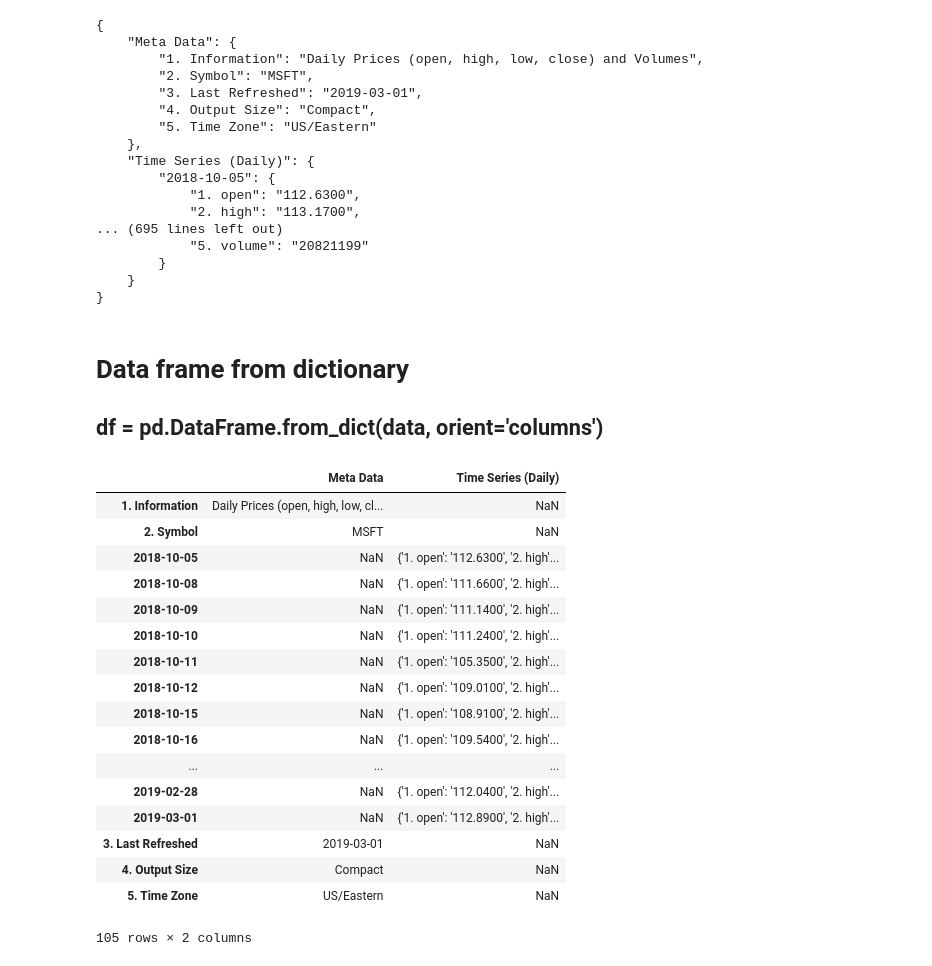
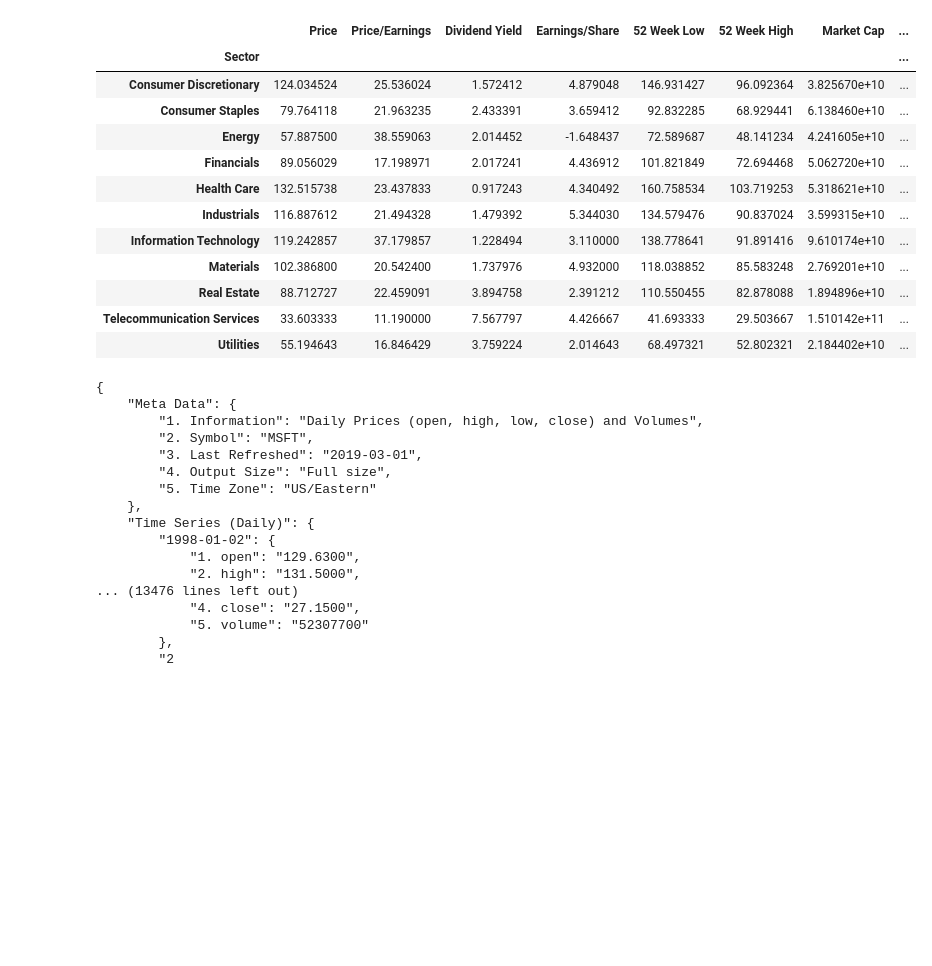
Before and after one commit to wissemeddine/data_wizards, a Jupyter notebook: Historical S and P 500 Stock Analysis.ipynb, the cells around one changed output. Cells and saved outputs as stored; diff of their text form; code cells hidden in the pictures; blank space fills up the shorter version.

Commit message:
Uploaded csv file for determing top sector players.  Loaded data into df in JN

```diff
--- a/Historical S and P 500 Stock Analysis.ipynb
+++ b/Historical S and P 500 Stock Analysis.ipynb
@@ -13,14 +18,38 @@ import numpy as np
 
 # Config file keys.  We can import multiple keys variales in here
 from config import av_key # api key for alpha vantage
+# %%
+# determine the top companies from datahub stock cli
+datahub_df = pd.read_csv("./constituents-financials_csv.csv")
+
+# sector data
+datahub_df["Sector"].unique()
+gb_object = datahub_df.groupby("Sector")
+gb_object.mean()
+# %% [output]
+|  | Price | Price/Earnings | Dividend Yield | Earnings/Share | 52 Week Low | 52 Week High | Market Cap | ... |
+| Sector |  |  |  |  |  |  |  | ... |
+| Consumer Discretionary | 124.034524 | 25.536024 | 1.572412 | 4.879048 | 146.931427 | 96.092364 | 3.825670e+10 | ... |
+| Consumer Staples | 79.764118 | 21.963235 | 2.433391 | 3.659412 | 92.832285 | 68.929441 | 6.138460e+10 | ... |
+| Energy | 57.887500 | 38.559063 | 2.014452 | -1.648437 | 72.589687 | 48.141234 | 4.241605e+10 | ... |
+| Financials | 89.056029 | 17.198971 | 2.017241 | 4.436912 | 101.821849 | 72.694468 | 5.062720e+10 | ... |
+| Health Care | 132.515738 | 23.437833 | 0.917243 | 4.340492 | 160.758534 | 103.719253 | 5.318621e+10 | ... |
+| Industrials | 116.887612 | 21.494328 | 1.479392 | 5.344030 | 134.579476 | 90.837024 | 3.599315e+10 | ... |
+| Information Technology | 119.242857 | 37.179857 | 1.228494 | 3.110000 | 138.778641 | 91.891416 | 9.610174e+10 | ... |
+| Materials | 102.386800 | 20.542400 | 1.737976 | 4.932000 | 118.038852 | 85.583248 | 2.769201e+10 | ... |
+| Real Estate | 88.712727 | 22.459091 | 3.894758 | 2.391212 | 110.550455 | 82.878088 | 1.894896e+10 | ... |
+| Telecommunication Services | 33.603333 | 11.190000 | 7.567797 | 4.426667 | 41.693333 | 29.503667 | 1.510142e+11 | ... |
+| Utilities | 55.194643 | 16.846429 | 3.759224 | 2.014643 | 68.497321 | 52.802321 | 2.184402e+10 | ... |
 # %%
+# ALPHA VANTAGE API SCRAPING
+
 # will need function, symbol, and api key in order to import the json from the api
 url_alpha_vantage = "https://www.alphavantage.co/"
 
 # url variables
 function = "TIME_SERIES_DAILY"
 symbol = "MSFT"
-outputsize = "compact" # full or compact (100 latest vs all data)
+outputsize = "full" # full or compact (100 latest vs all data)
 query = url_alpha_vantage + "query?" + "function=" + function + "&symbol=" + symbol +"&outputsize=" + outputsize + "&apikey=" + av_key
 url_response = requests.get(query).json()
 
@@ -32,40 +61,15 @@ print(json.dumps(url_response, indent=4, sort_keys=True))
         "1. Information": "Daily Prices (open, high, low, close) and Volumes",
         "2. Symbol": "MSFT",
         "3. Last Refreshed": "2019-03-01",
-        "4. Output Size": "Compact",
+        "4. Output Size": "Full size",
         "5. Time Zone": "US/Eastern"
     },
     "Time Series (Daily)": {
-        "2018-10-05": {
-            "1. open": "112.6300",
-            "2. high": "113.1700",
-... (695 lines left out)
-            "5. volume": "20821199"
-        }
-    }
-}
+        "1998-01-02": {
+            "1. open": "129.6300",
+            "2. high": "131.5000",
+... (13476 lines left out)
+            "4. close": "27.1500",
+            "5. volume": "52307700"
+        },
+        "2
-# %% [markdown]
-# Data frame from dictionary
-## df = pd.DataFrame.from_dict(data, orient='columns')
-# %%
-df = pd.DataFrame.from_dict(url_response, orient = 'columns')
-df
-# %% [output]
-|  | Meta Data | Time Series (Daily) |
-| 1. Information | Daily Prices (open, high, low, cl... | NaN |
-| 2. Symbol | MSFT | NaN |
-| 2018-10-05 | NaN | {'1. open': '112.6300', '2. high'... |
-| 2018-10-08 | NaN | {'1. open': '111.6600', '2. high'... |
-| 2018-10-09 | NaN | {'1. open': '111.1400', '2. high'... |
-| 2018-10-10 | NaN | {'1. open': '111.2400', '2. high'... |
-| 2018-10-11 | NaN | {'1. open': '105.3500', '2. high'... |
-| 2018-10-12 | NaN | {'1. open': '109.0100', '2. high'... |
-| 2018-10-15 | NaN | {'1. open': '108.9100', '2. high'... |
-| 2018-10-16 | NaN | {'1. open': '109.5400', '2. high'... |
-| ... | ... | ... |
-| 2019-02-28 | NaN | {'1. open': '112.0400', '2. high'... |
-| 2019-03-01 | NaN | {'1. open': '112.8900', '2. high'... |
-| 3. Last Refreshed | 2019-03-01 | NaN |
-| 4. Output Size | Compact | NaN |
-| 5. Time Zone | US/Eastern | NaN |
-105 rows × 2 columns
```
Also changed, not shown: parts of 4 cells of this notebook, 1 other file.
